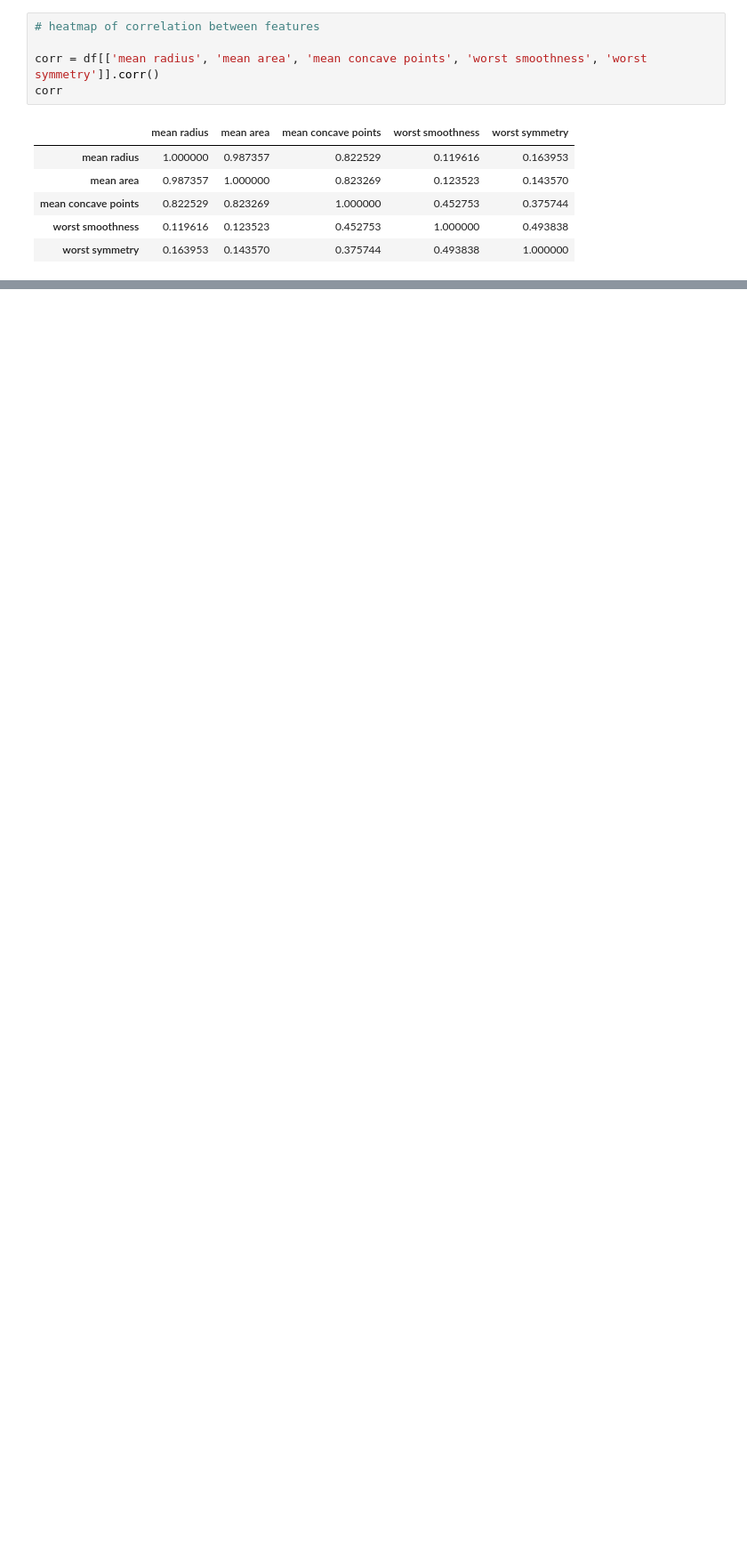
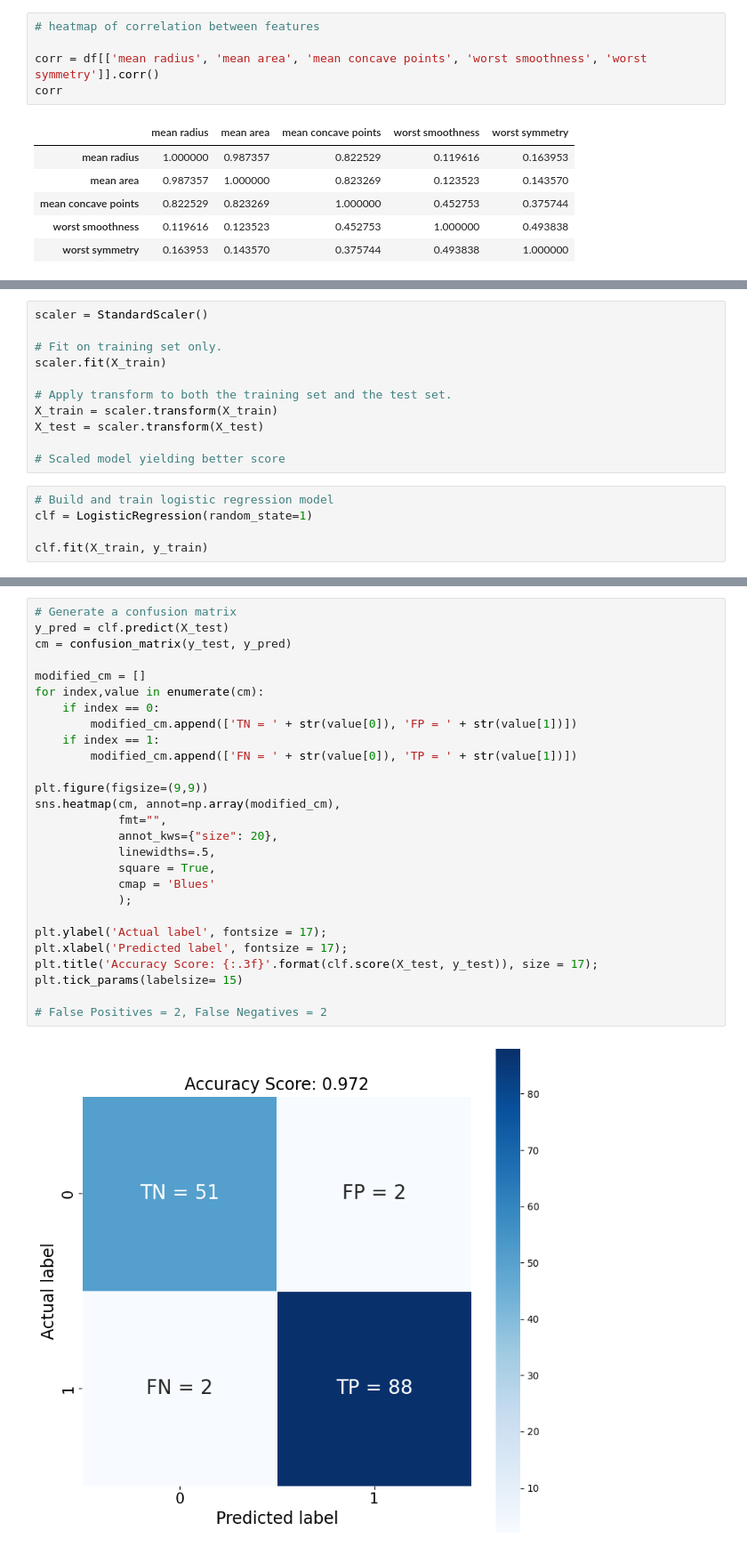
Before and after one commit to na-learning/ML-Logistic-Regression, a Jupyter notebook: Logistic_Regression.ipynb, the cells around one changed output, grey strips where cells are left out. Shown at 89% size. Saved outputs shown, nothing was run; the diff lists cells and outputs as text; blank space fills up the shorter version.

```diff
--- a/Logistic_Regression.ipynb
+++ b/Logistic_Regression.ipynb
@@ -66,0 +102,16 @@ sns.heatmap(corr, square=True)
+# %%
+scaler = StandardScaler()
+
+# Fit on training set only.
+scaler.fit(X_train)
+
+# Apply transform to both the training set and the test set.
+X_train = scaler.transform(X_train)
+X_test = scaler.transform(X_test)
+
+# Scaled model yielding better score
+# %%
+# Build and train logistic regression model
+clf = LogisticRegression(random_state=1)
+
+clf.fit(X_train, y_train)
@@ -66,0 +131,29 @@ sns.heatmap(corr, square=True)
+# %%
+# Generate a confusion matrix
+y_pred = clf.predict(X_test)
+cm = confusion_matrix(y_test, y_pred)
+
+modified_cm = []
+for index,value in enumerate(cm):
+    if index == 0:
+        modified_cm.append(['TN = ' + str(value[0]), 'FP = ' + str(value[1])])
+    if index == 1:
+        modified_cm.append(['FN = ' + str(value[0]), 'TP = ' + str(value[1])])
+
+plt.figure(figsize=(9,9))
+sns.heatmap(cm, annot=np.array(modified_cm),
+            fmt="",
+            annot_kws={"size": 20},
+            linewidths=.5,
+            square = True,
+            cmap = 'Blues'
+            );
+
+plt.ylabel('Actual label', fontsize = 17);
+plt.xlabel('Predicted label', fontsize = 17);
+plt.title('Accuracy Score: {:.3f}'.format(clf.score(X_test, y_test)), size = 17);
+plt.tick_params(labelsize= 15)
+
+# False Positives = 2, False Negatives = 2
+# %% [output]
+[figure, added]
```
Also changed, not shown: parts of 15 cells of this notebook.
